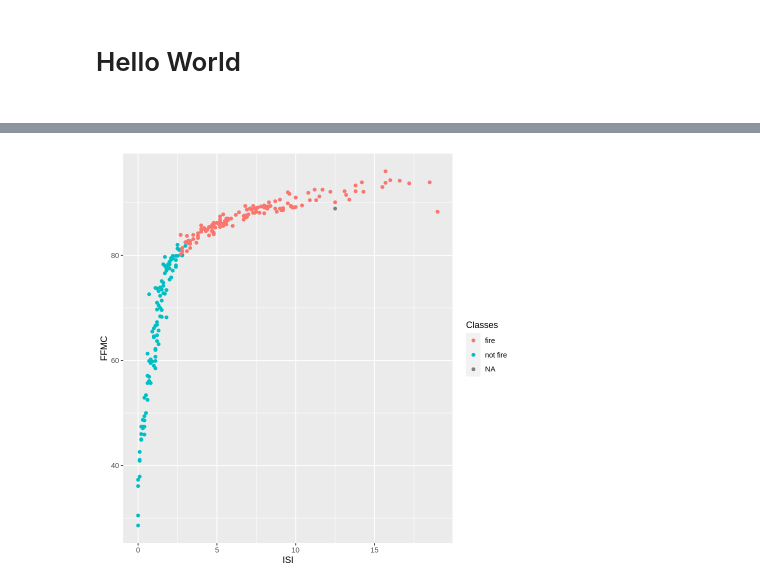
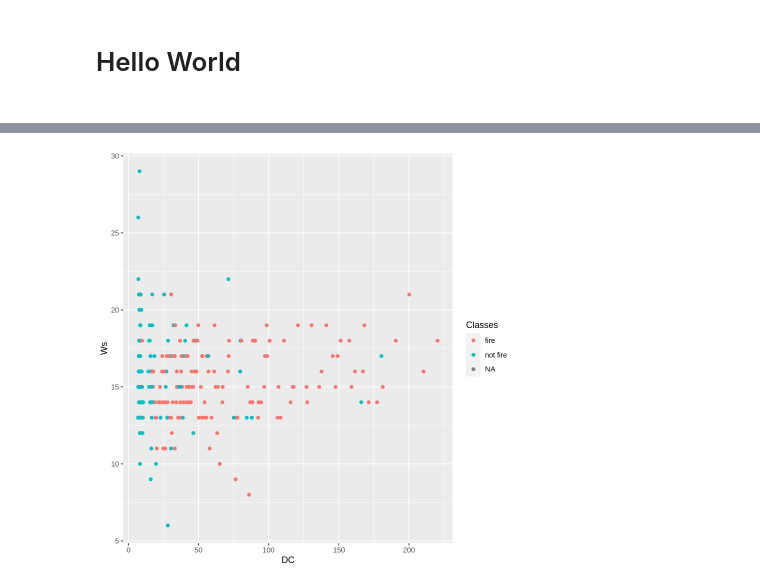
Before and after one commit to rustamch/Forest-fire-classifier, a Jupyter notebook: Main.ipynb, the cells around one changed output, grey strips where cells are left out. Saved outputs shown, nothing was run; the diff lists cells and outputs as text; code cells hidden in the pictures.

Commit message:
Loaded and wrangled the data.

```diff
--- a/Main.ipynb
+++ b/Main.ipynb
@@ -28,0 +24,23 @@ Joining, by = c("day", "month", "year", "Temperature", "RH", "Ws", "Rain", "FFMC
+# %%
+url <- "https://archive.ics.uci.edu/ml/machine-learning-databases/00547/Algerian_forest_fires_dataset_UPDATE.csv"
+algerian_forest_fires <- read_csv(url,skip = 1)
+number_of_rows <- nrow(algerian_forest_fires)
+
+bejaja_forest <- slice(algerian_forest_fires, 1:122)
+bejaja_forest_fires <- bejaja_forest %>%
+    select(Classes)
+bejaja_forest_data <- bejaja_forest %>%
+    select(day:FWI) %>%
+    map_df(as.numeric)
+bejaja_forest_tidy <- cbind(bejaja_forest_data,bejaja_forest_fires)
+
+sidi_bel_forest <- slice(algerian_forest_fires, 125:number_of_rows)
+sidi_bel_forest_fires <- sidi_bel_forest %>%
+    select(Classes)
+sidi_bel_forest_data <- sidi_bel_forest %>%
+    select(day:FWI) %>%
+    map_df(as.numeric)
+sidi_bel_forest_tidy <- cbind(sidi_bel_forest_data,sidi_bel_forest_fires)
+
+algerian_forest_fires_tidy <- full_join(bejaja_forest_tidy, sidi_bel_forest_tidy)
+algerian_forest_fires_tidy
@@ -29,6 +84,6 @@ Joining, by = c("day", "month", "year", "Temperature", "RH", "Ws", "Rain", "FFMC
 # %%
-forest_data_plot <- forest_data %>%
-    ggplot(aes(x = ISI, y = FFMC, color = Classes)) +
+algerian_forest_plot <- algerian_forest_fires_tidy %>%
+    ggplot(aes(x = DC, y = Ws, color = Classes)) +
         geom_point()
-forest_data_plot
+algerian_forest_plot
 # %% [output]
@@ -35 +92 @@ forest_data_plot
-[figure, old version]
+[figure, new version]
```
Also changed, not shown: parts of 4 cells of this notebook, 3 other files.
